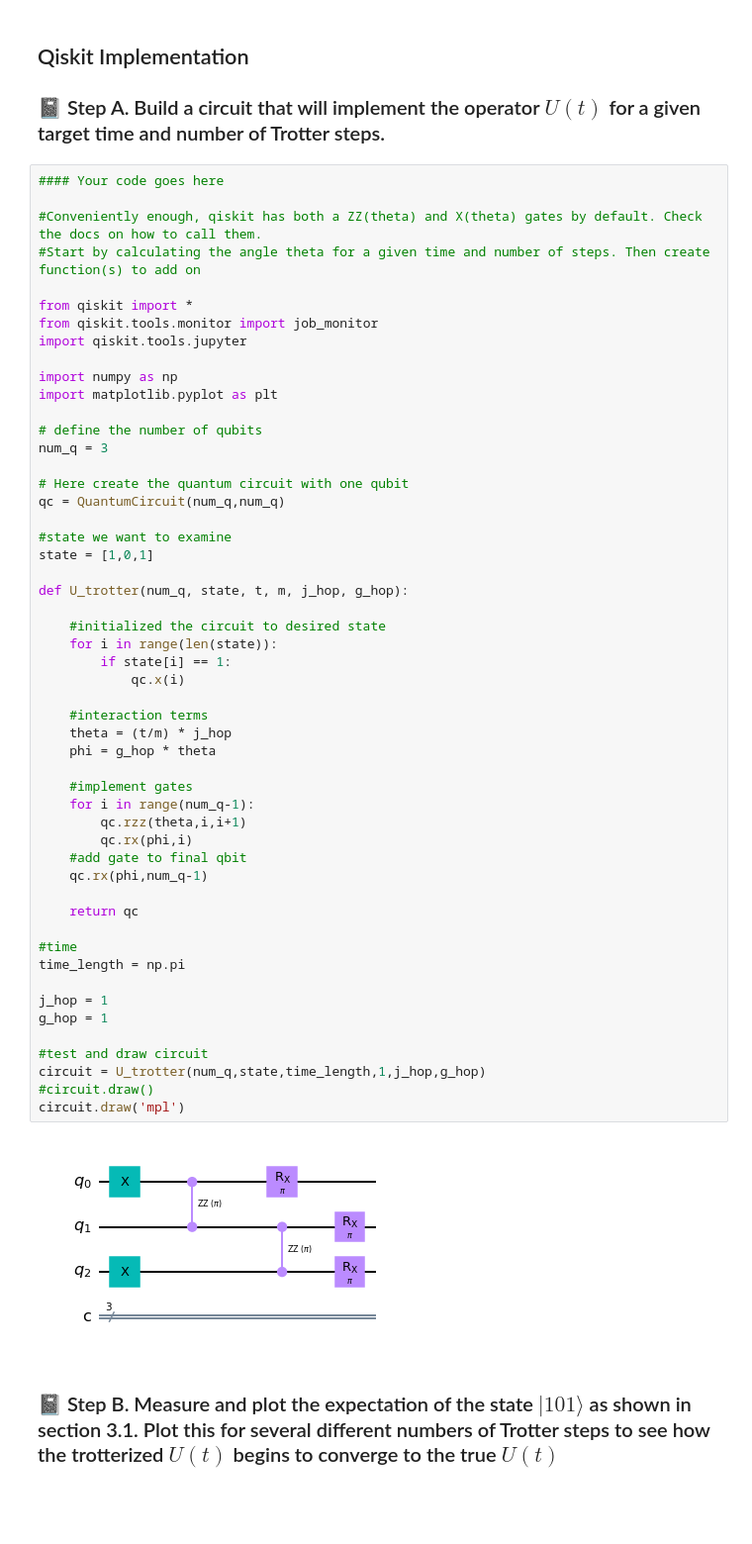
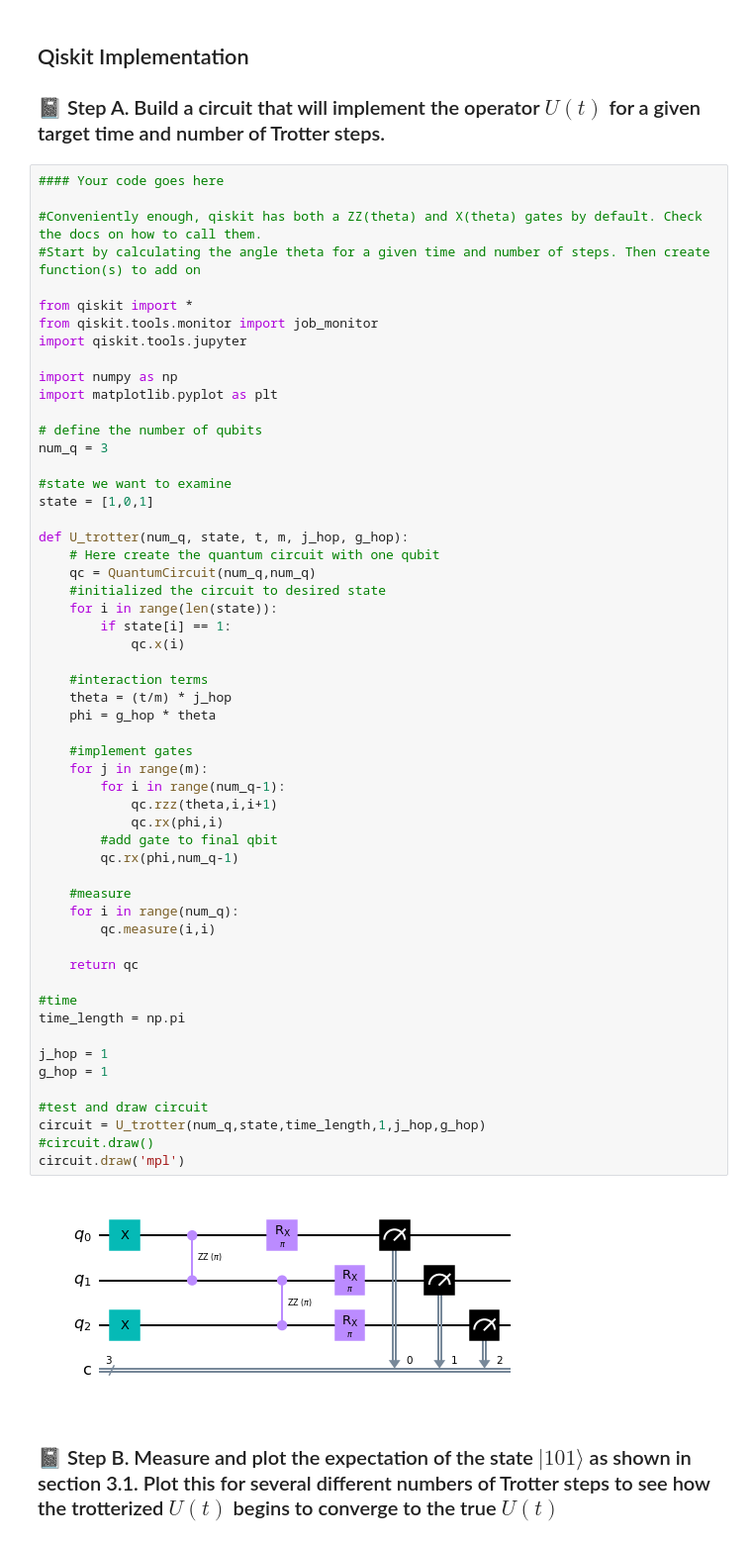
Before and after one commit to thefacemyer/David-Facemyer-QC-HW, a Jupyter notebook: Lab-2 Quantum Simulation/Lab-2_Quantum-Simulation.ipynb, the cells around one changed output. Shown at 99% size. Cells and saved outputs as stored; diff of their text form; blank space fills up the shorter version.

```diff
--- a/Lab-2 Quantum Simulation/Lab-2_Quantum-Simulation.ipynb
+++ b/Lab-2 Quantum Simulation/Lab-2_Quantum-Simulation.ipynb
@@ -276,44 +276,47 @@ import matplotlib.pyplot as plt
 # define the number of qubits
 num_q = 3
 
-# Here create the quantum circuit with one qubit
-qc = QuantumCircuit(num_q,num_q)
-
 #state we want to examine
 state = [1,0,1]
 
 def U_trotter(num_q, state, t, m, j_hop, g_hop):
-
+    # Here create the quantum circuit with one qubit
+    qc = QuantumCircuit(num_q,num_q)
     #initialized the circuit to desired state
     for i in range(len(state)):
         if state[i] == 1:
             qc.x(i)
 
     #interaction terms
     theta = (t/m) * j_hop
     phi = g_hop * theta
 
     #implement gates
-    for i in range(num_q-1):
-        qc.rzz(theta,i,i+1)
-        qc.rx(phi,i)
-    #add gate to final qbit
-    qc.rx(phi,num_q-1)
+    for j in range(m):
+        for i in range(num_q-1):
+            qc.rzz(theta,i,i+1)
+            qc.rx(phi,i)
+        #add gate to final qbit
+        qc.rx(phi,num_q-1)
+
+    #measure
+    for i in range(num_q):
+        qc.measure(i,i)
 
     return qc
 
 #time
 time_length = np.pi
 
 j_hop = 1
 g_hop = 1
 
 #test and draw circuit
 circuit = U_trotter(num_q,state,time_length,1,j_hop,g_hop)
 #circuit.draw()
 circuit.draw('mpl')
 # %% [output]
-[figure, old version]
+[figure, new version]
 # %% [markdown]
 <h3 style="font-size: 20px">&#128211; Step B. Measure and plot the expectation of the state $|101\rangle$ as shown in section 3.1.  Plot this for several different numbers of Trotter steps to see how the trotterized $U(t)$ begins to converge to the true $U(t)$
 # %%
```
Also changed, not shown: parts of 7 cells of this notebook.
